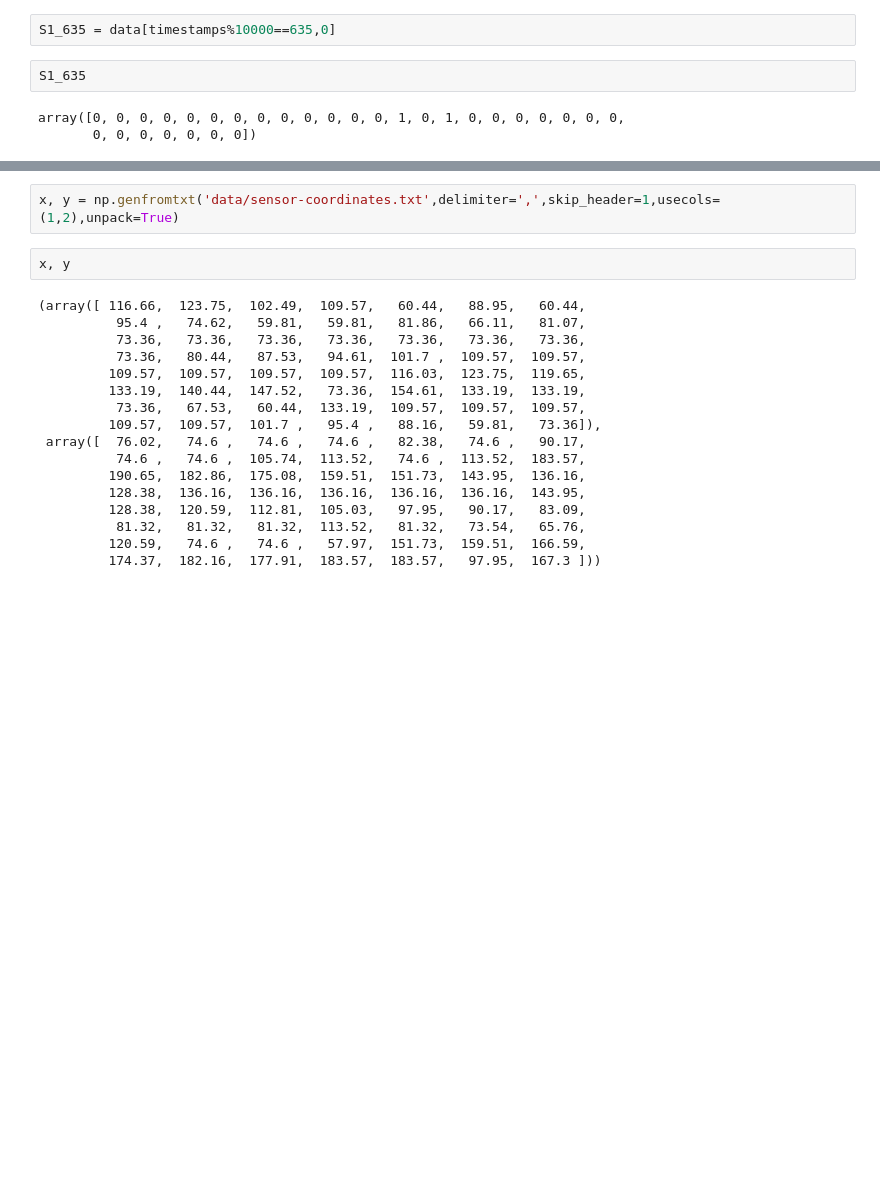
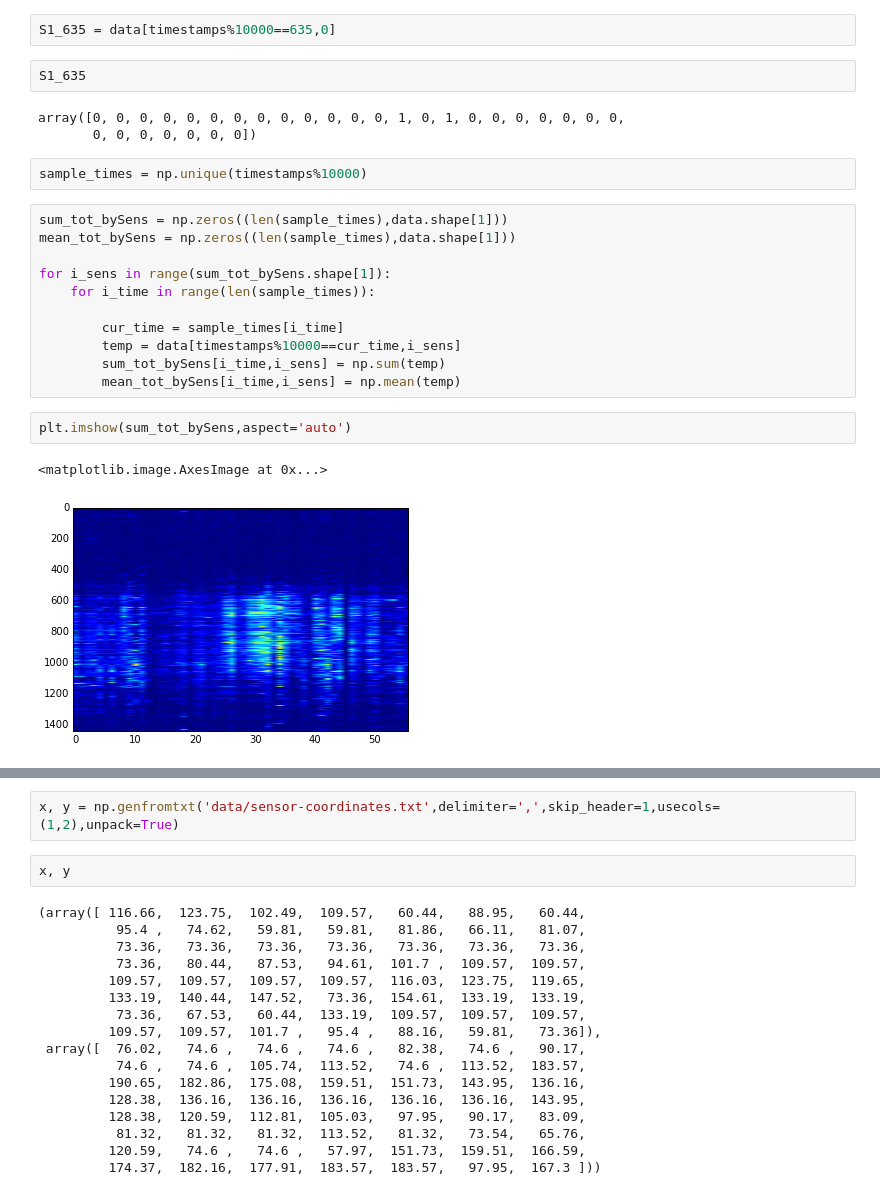
Before and after one commit to twkillian/humanflowanalytics, a Jupyter notebook: visualization_and_hackingTWK.ipynb, the cells around one changed output, grey strips where cells are left out. Saved outputs shown, nothing was run; the diff lists cells and outputs as text; blank space fills up the shorter version.

```diff
--- a/visualization_and_hackingTWK.ipynb
+++ b/visualization_and_hackingTWK.ipynb
@@ -50,3 +50,21 @@ S1_635
 # %% [output]
 array([0, 0, 0, 0, 0, 0, 0, 0, 0, 0, 0, 0, 0, 1, 0, 1, 0, 0, 0, 0, 0, 0, 0,
        0, 0, 0, 0, 0, 0, 0])
+# %%
+sample_times = np.unique(timestamps%10000)
+# %%
+sum_tot_bySens = np.zeros((len(sample_times),data.shape[1]))
+mean_tot_bySens = np.zeros((len(sample_times),data.shape[1]))
+
+for i_sens in range(sum_tot_bySens.shape[1]):
+    for i_time in range(len(sample_times)):
+
+        cur_time = sample_times[i_time]
+        temp = data[timestamps%10000==cur_time,i_sens]
+        sum_tot_bySens[i_time,i_sens] = np.sum(temp)
+        mean_tot_bySens[i_time,i_sens] = np.mean(temp)
+# %%
+plt.imshow(sum_tot_bySens,aspect='auto')
+# %% [output]
+<matplotlib.image.AxesImage at 0x...>
+[figure, added]
```
Also changed, not shown: parts of 1 cell of this notebook.
